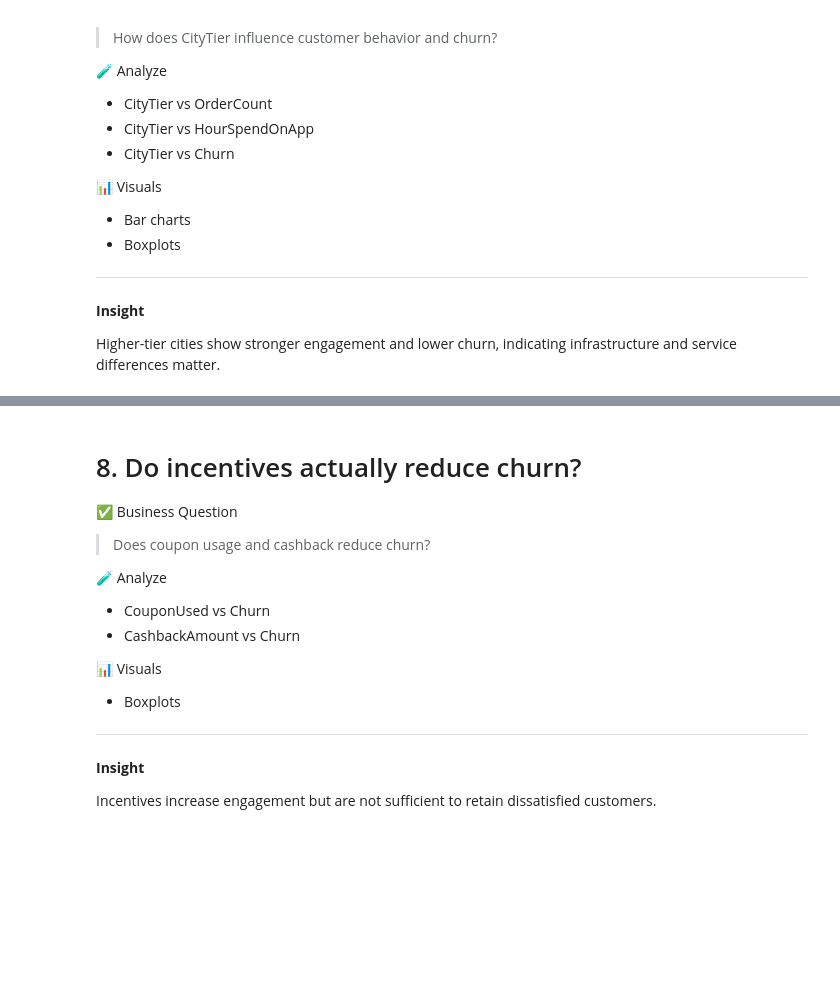
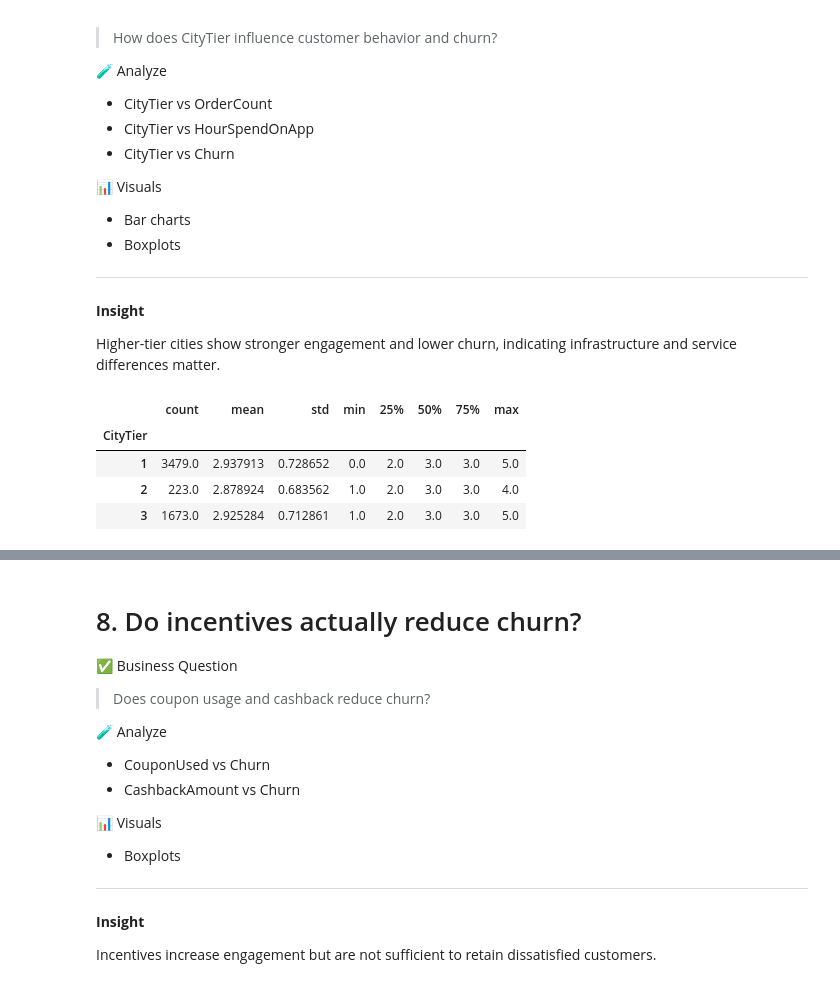
Before and after one commit to shivamtyagi577/E-commerce-Customer-End-to-End-Churn, a Jupyter notebook: Customer_Churn_Analysis_E_Commerce.ipynb, the cells around one changed output, grey strips where cells are left out. Saved outputs shown, nothing was run; the diff lists cells and outputs as text; code cells hidden in the pictures; blank space fills up the shorter version.

```diff
--- a/Customer_Churn_Analysis_E_Commerce.ipynb
+++ b/Customer_Churn_Analysis_E_Commerce.ipynb
@@ -1045,3 +1098,11 @@ Customers farther from warehouses churn more frequently, suggesting logistics an
 **Insight**
 
 Higher-tier cities show stronger engagement and lower churn, indicating infrastructure and service differences matter.
+# %%
+df.groupby('CityTier')['HourSpendOnApp'].describe()
+# %% [output]
+|  | count | mean | std | min | 25% | 50% | 75% | max |
+| CityTier |  |  |  |  |  |  |  |  |
+| 1 | 3479.0 | 2.937913 | 0.728652 | 0.0 | 2.0 | 3.0 | 3.0 | 5.0 |
+| 2 | 223.0 | 2.878924 | 0.683562 | 1.0 | 2.0 | 3.0 | 3.0 | 4.0 |
+| 3 | 1673.0 | 2.925284 | 0.712861 | 1.0 | 2.0 | 3.0 | 3.0 | 5.0 |
```
Also changed, not shown: parts of 7 cells of this notebook.
